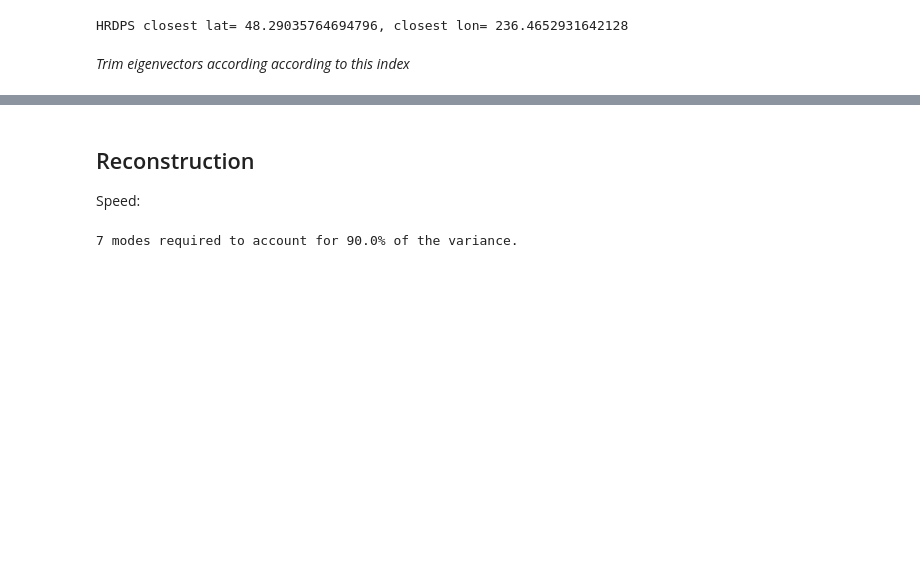
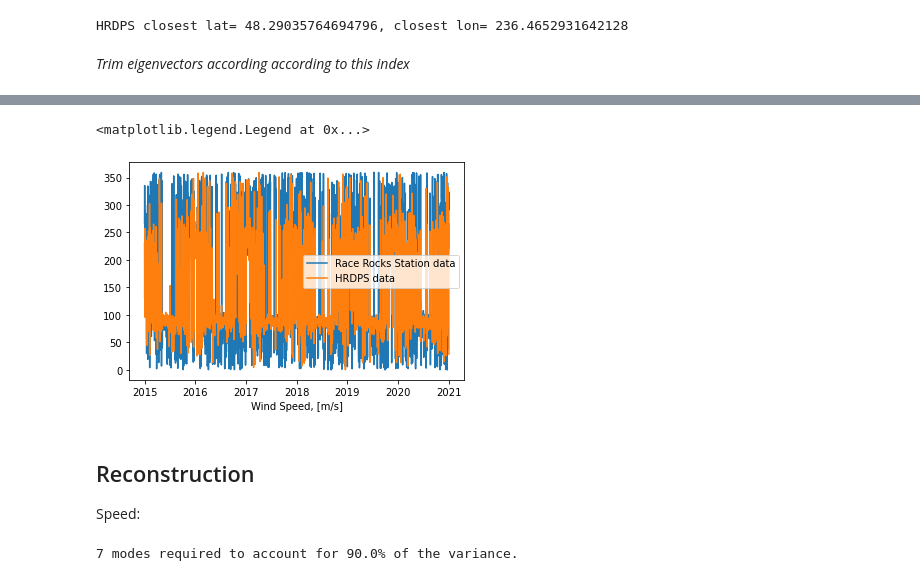
Before and after one commit to rbeutel/eosc510, a Jupyter notebook: Station_HRDPS.ipynb, the cells around one changed output, grey strips where cells are left out. Saved outputs shown, nothing was run; the diff lists cells and outputs as text; code cells hidden in the pictures; blank space fills up the shorter version.

```diff
--- a/Station_HRDPS.ipynb
+++ b/Station_HRDPS.ipynb
@@ -102,3 +161,20 @@ direc_eigvecs = direc_eigvecs[:,ind]
+# %%
+#direction
+#HRPDS direction results are in +ve and -ve radians, must convert to degrees between 0 and 360
+for i in range(len(direc_hrdps)):
+    if direc_hrdps[i] >0:
+        direc_hrdps[i] = direc_hrdps[i]*(180/math.pi)
+    if direc_hrdps[i] <0:
+        direc_hrdps[i] = direc_hrdps[i]*(180/math.pi)+360
+
+
+plt.plot(time2015,RR_davg['Wind Dir (10s deg)']*10,label='Race Rocks Station data')
+plt.plot(time2015,direc_hrdps, label='HRDPS data')
+plt.xlabel('Wind Speed, [m/s]')
+plt.legend()
+# %% [output]
+<matplotlib.legend.Legend at 0x...>
+[figure, added]
 # %% [markdown]
 ## Reconstruction
 Speed:
```
Also changed, not shown: parts of 13 cells of this notebook, 1 other file.
